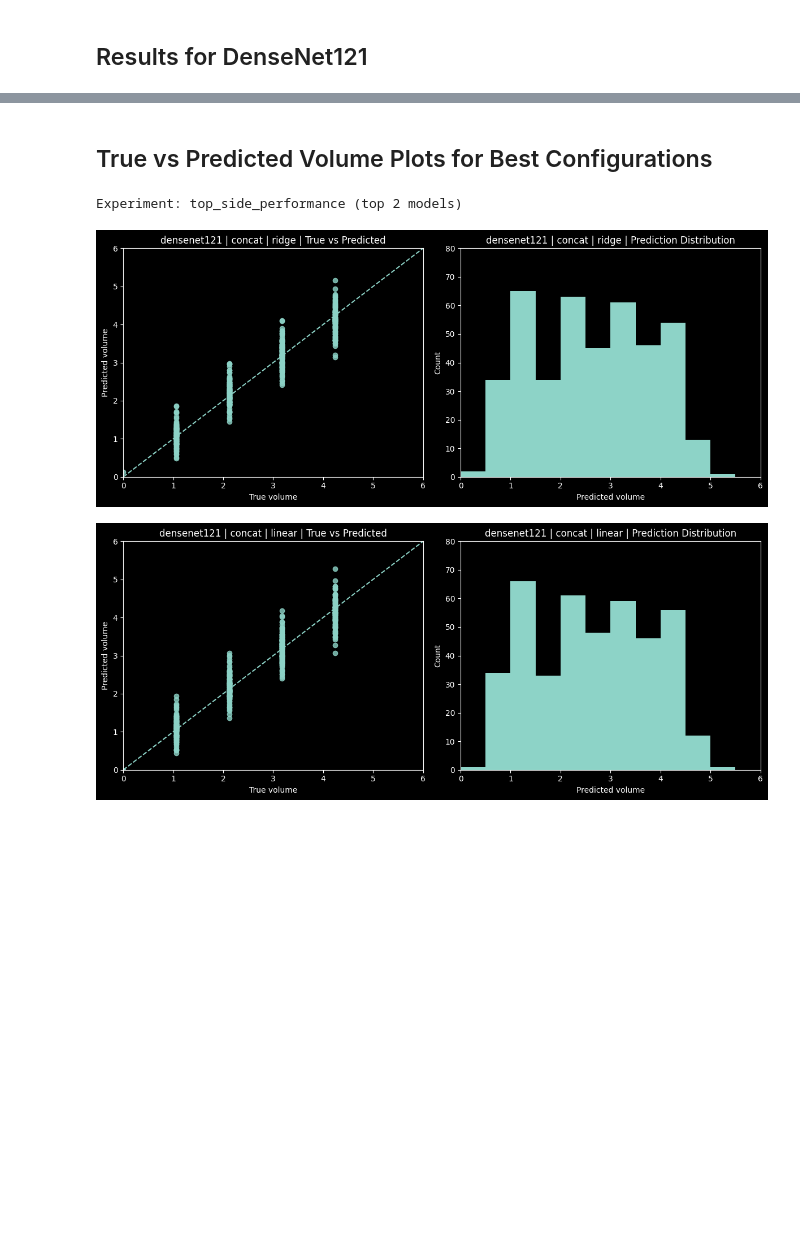
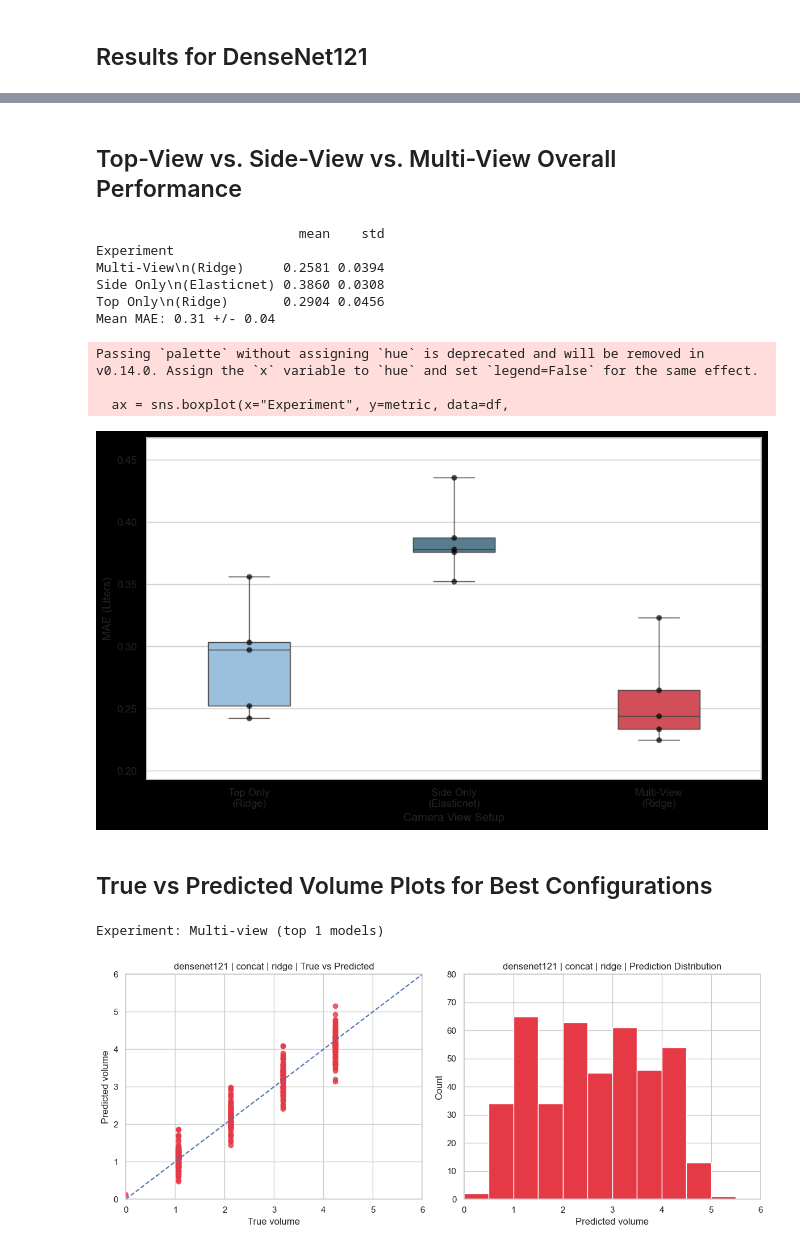
Before and after one commit to MineaSolas/ComputerVisionProject, a Jupyter notebook: results_analysis.ipynb, the cells around one changed output, grey strips where cells are left out. Drawn from its saved outputs; the diff is of its cells as text; code cells hidden in the pictures; blank space fills up the shorter version.

Commit message:
Add changes to results analysis/visualizations

```diff
--- a/results_analysis.ipynb
+++ b/results_analysis.ipynb
@@ -212,8 +242,33 @@ show_top(subset_df, n=20, metric="cv_mae_mean")
+# %% [markdown]
+## Top-View vs. Side-View vs. Multi-View Overall Performance
+# %%
+with open("results/only_top_frozen_performance_best_hyperparameters_FINAL.json", "r") as f:
+    top_view = json.load(f)
+with open("results/only_side_frozen_performance_best_hyperparameters_FINAL.json", "r") as f:
+    side_view = json.load(f)
+with open("results/top_side_frozen_performance_best_hyperparameters_FINAL.json", "r") as f:
+    multi_view = json.load(f)
+combined_views = {
+    'densenet121__top only': top_view['densenet121__top only'],
+    'densenet121__side only': side_view['densenet121__side only'],
+    'densenet121__multi-view': multi_view['densenet121__concat']
+}
+plot_combined_best_methods(combined_views, metric="MAE")
+# %% [output]
+                          mean    std
+Experiment
+Multi-View\n(Ridge)     0.2581 0.0394
+Side Only\n(Elasticnet) 0.3860 0.0308
+Top Only\n(Ridge)       0.2904 0.0456
+Mean MAE: 0.31 +/- 0.04
+Passing `palette` without assigning `hue` is deprecated and will be removed in v0.14.0. Assign the `x` variable to `hue` and set `legend=False` for the same effect.
+
+  ax = sns.boxplot(x="Experiment", y=metric, data=df,
+[figure, added]
 # %% [markdown]
 ## True vs Predicted Volume Plots for Best Configurations
 # %%
-plot_best_oof_predictions(top_side_performance_df, top_side_performance_oof_df, "top_side_performance", top_n=2)
+plot_best_oof_predictions(top_side_performance_df, top_side_performance_oof_df, "Multi-view", top_n=1, color="#E63946")
 # %% [output]
-Experiment: top_side_performance (top 2 models)
+Experiment: Multi-view (top 1 models)
-[figure, old version]
+[figure, new version]
-[figure, removed]
```
Also changed, not shown: parts of 6 cells of this notebook, 3 other files.
